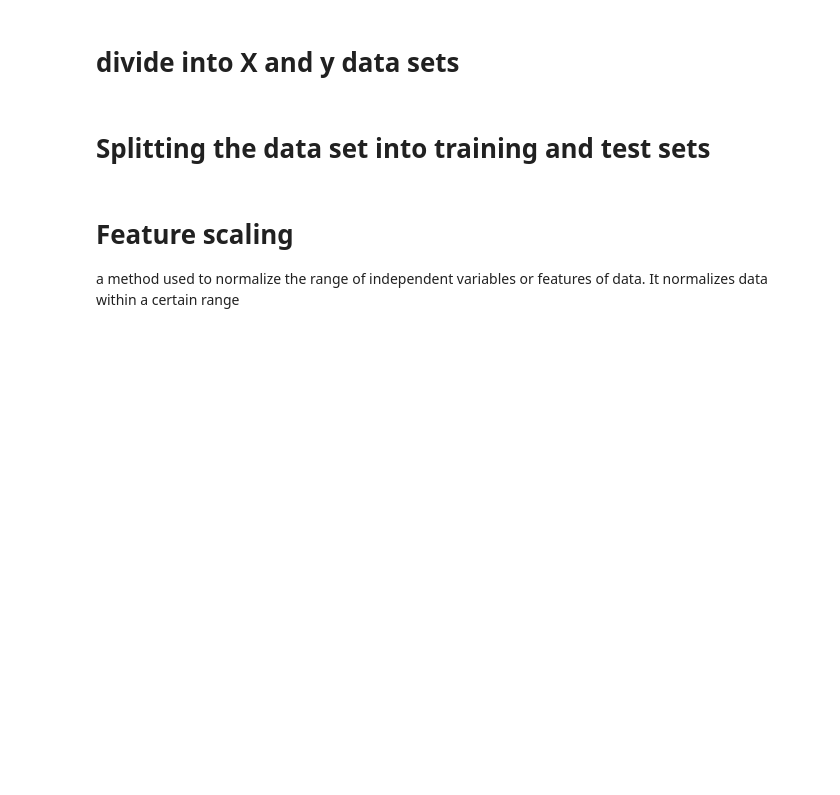
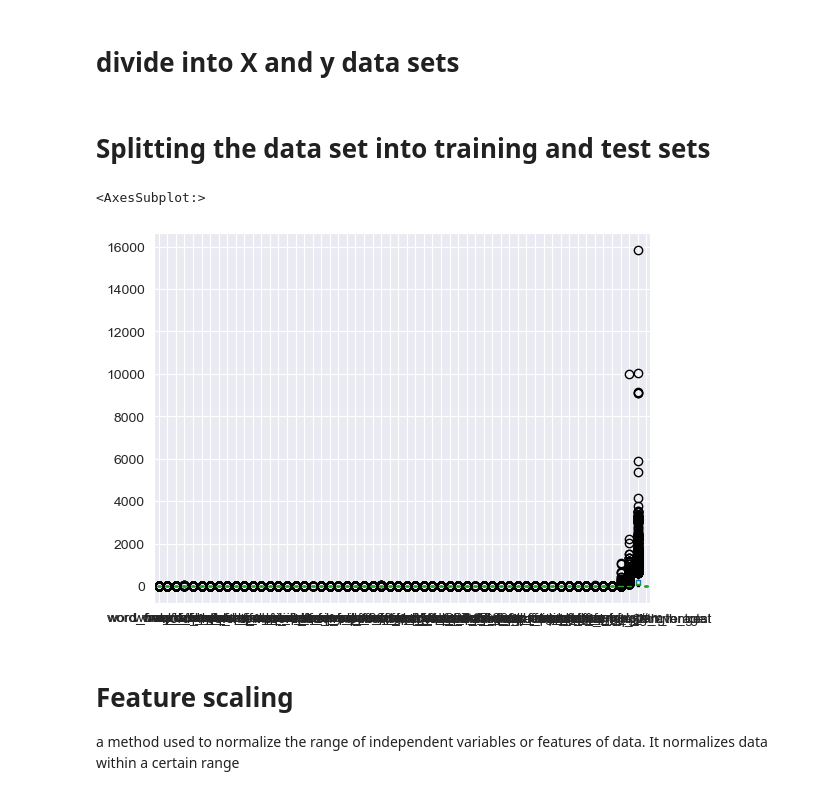
Before and after one commit to LI3ARA/Machine-Learning-CW, a Jupyter notebook: CW notebook.ipynb, the cells around one changed output. Saved outputs shown, nothing was run; the diff lists cells and outputs as text; code cells hidden in the pictures; blank space fills up the shorter version.

```diff
--- a/CW notebook.ipynb
+++ b/CW notebook.ipynb
@@ -124,6 +130,11 @@ y = data.iloc[:, -1].values  # get the y data set by taking the lst column of al
 # %%
 from sklearn.model_selection import train_test_split
 X_train,X_test,y_train,y_test = train_test_split(X,y,test_size=0.25, random_state=42, shuffle=True)
+# %%
+data.boxplot()
+# %% [output]
+<AxesSubplot:>
+[figure, added]
 # %% [markdown]
 # Feature scaling
 a method used to normalize the range of independent variables or features of data.
```
Also changed, not shown: parts of 40 cells of this notebook, 5 other files.
